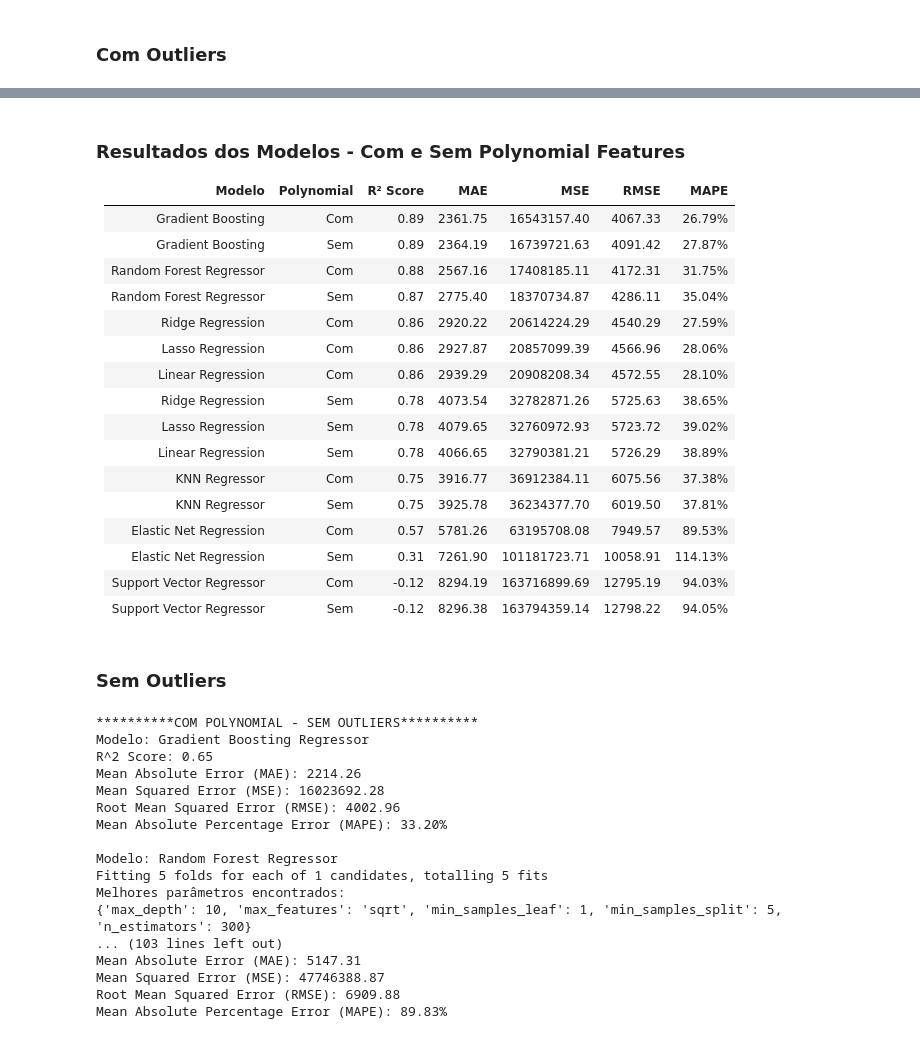
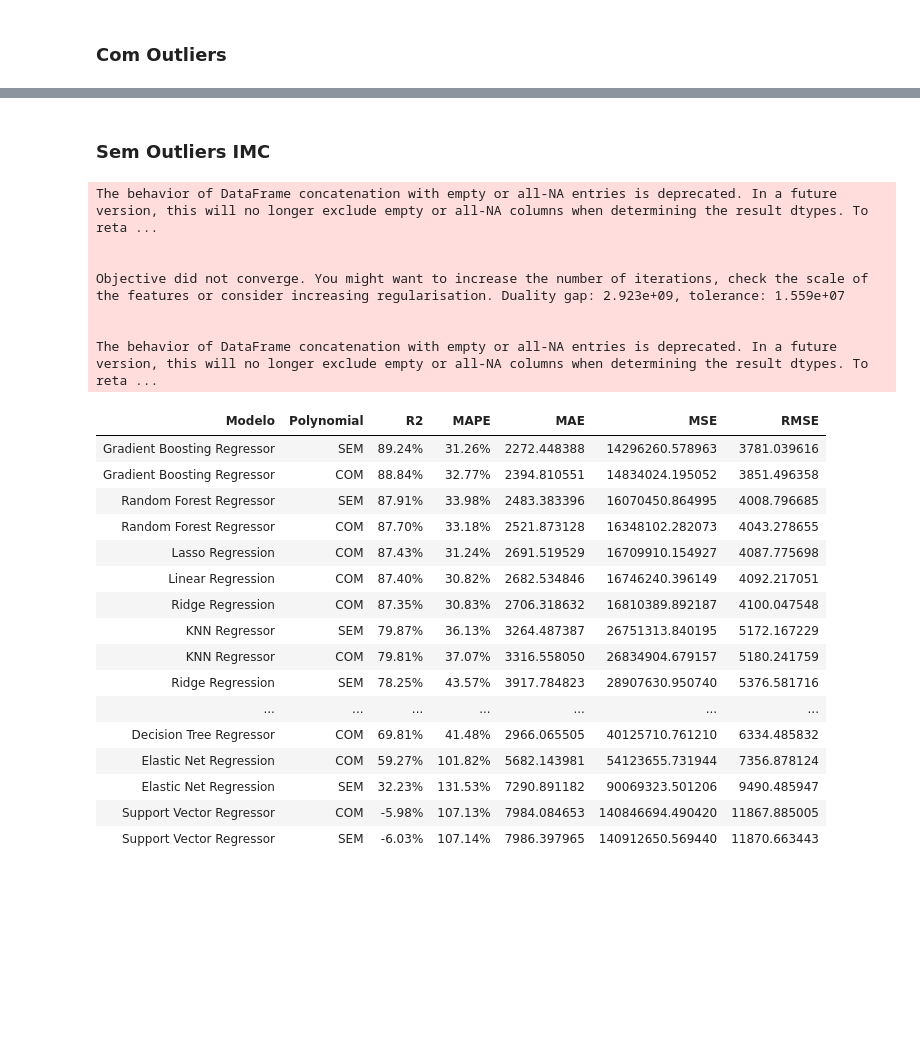
Before and after one commit to apandrade/FIAP, a Jupyter notebook: Tech Challenge/Módulo 1/Previsão Seguro Saúde - Completo.ipynb, the cells around one changed output, grey strips where cells are left out. Cells and saved outputs as stored; diff of their text form; code cells hidden in the pictures; blank space fills up the shorter version.

```diff
--- a/Tech Challenge/Módulo 1/Previsão Seguro Saúde - Completo.ipynb
+++ b/Tech Challenge/Módulo 1/Previsão Seguro Saúde - Completo.ipynb
@@ -601,55 +709,44 @@ Mean Absolute Percentage Error (MAPE): 94.05%
-# %% [markdown]
-### Resultados dos Modelos - Com e Sem Polynomial Features
-| Modelo                    | Polynomial | R² Score | MAE    | MSE         | RMSE   | MAPE    |
-|---------------------------|------------|----------|--------|-------------|--------|---------|
-| Gradient Boosting         | Com        | 0.89     | 2361.75| 16543157.40 | 4067.33| 26.79%  |
-| Gradient Boosting         | Sem        | 0.89     | 2364.19| 16739721.63 | 4091.42| 27.87%  |
-| Random Forest Regressor   | Com        | 0.88     | 2567.16| 17408185.11 | 4172.31| 31.75%  |
-| Random Forest Regressor   | Sem        | 0.87     | 2775.40| 18370734.87 | 4286.11| 35.04%  |
-| Ridge Regression          | Com        | 0.86     | 2920.22| 20614224.29 | 4540.29| 27.59%  |
-| Lasso Regression          | Com        | 0.86     | 2927.87| 20857099.39 | 4566.96| 28.06%  |
-| Linear Regression         | Com        | 0.86     | 2939.29| 20908208.34 | 4572.55| 28.10%  |
-| Ridge Regression          | Sem        | 0.78     | 4073.54| 32782871.26 | 5725.63| 38.65%  |
-| Lasso Regression          | Sem        | 0.78     | 4079.65| 32760972.93 | 5723.72| 39.02%  |
-| Linear Regression         | Sem        | 0.78     | 4066.65| 32790381.21 | 5726.29| 38.89%  |
-| KNN Regressor             | Com        | 0.75     | 3916.77| 36912384.11 | 6075.56| 37.38%  |
-| KNN Regressor             | Sem        | 0.75     | 3925.78| 36234377.70 | 6019.50| 37.81%  |
-| Elastic Net Regression    | Com        | 0.57     | 5781.26| 63195708.08 | 7949.57| 89.53%  |
-| Elastic Net Regression    | Sem        | 0.31     | 7261.90| 101181723.71| 10058.91| 114.13% |
-| Support Vector Regressor  | Com        | -0.12    | 8294.19| 163716899.69| 12795.19| 94.03%  |
-| Support Vector Regressor  | Sem        | -0.12    | 8296.38| 163794359.14| 12798.22| 94.05%  |
 # %% [markdown]
-### Sem Outliers
+### Sem Outliers IMC
 # %%
-df_limpo = remove_outliers_zscore(df_transformado, 'encargos')
-df_limpo = remove_outliers_iqr(df_limpo, 'encargos')
+df_limpo = remove_outliers_zscore(df_transformado, 'imc')
+df_limpo = remove_outliers_iqr(df_limpo, 'imc')
 
 X_limpo = df_limpo.drop(columns=['encargos'])
 y_limpo = df_limpo['encargos']
 X_treino_limpo, X_teste_limpo, y_treino_limpo, y_teste_limpo = train_test_split(X_limpo, y_limpo, test_size=0.2, stratify=X_limpo['fumante'], random_state=17)
 x_treino_escalado_limpo, x_teste_escalado_limpo = escalar_dados(X_treino_limpo, X_teste_limpo)
 
-print("**********COM POLYNOMIAL - SEM OUTLIERS**********")
+#COM POLYNOMIAL - SEM OUTLIERS#
 x_treino_poly_limpo, x_teste_poly_limpo = aplicar_polynomial(x_treino_escalado_limpo, x_teste_escalado_limpo)
-treinar_e_testar_modelo(x_treino_poly_limpo, y_treino_limpo, x_teste_poly_limpo, y_teste_limpo)
+metricas_sem_outliers_poly = treinar_e_testar_modelo(x_treino_poly_limpo, y_treino_limpo, x_teste_poly_limpo, y_teste_limpo, 'COM')
 
-print("**********SEM POLYNOMIAL - SEM OUTLIERS**********")
-treinar_e_testar_modelo(x_treino_escalado_limpo, y_treino_limpo, x_teste_escalado_limpo, y_teste_limpo)
+#SEM POLYNOMIAL - SEM OUTLIERS#
+metricas_sem_outliers = treinar_e_testar_modelo(x_treino_escalado_limpo, y_treino_limpo, x_teste_escalado_limpo, y_teste_limpo, 'SEM')
+
+processar_metricas(metricas_sem_outliers, metricas_sem_outliers_poly)
 # %% [output]
-**********COM POLYNOMIAL - SEM OUTLIERS**********
-Modelo: Gradient Boosting Regressor
-R^2 Score: 0.65
-Mean Absolute Error (MAE): 2214.26
-Mean Squared Error (MSE): 16023692.28
-Root Mean Squared Error (RMSE): 4002.96
-Mean Absolute Percentage Error (MAPE): 33.20%
+The behavior of DataFrame concatenation with empty or all-NA entries is deprecated. In a future version, this will no longer exclude empty or all-NA columns when determining the result dtypes. To reta ...
 
-Modelo: Random Forest Regressor
-Fitting 5 folds for each of 1 candidates, totalling 5 fits
-Melhores parâmetros encontrados:
-{'max_depth': 10, 'max_features': 'sqrt', 'min_samples_leaf': 1, 'min_samples_split': 5, 'n_estimators': 300}
-... (103 lines left out)
-Mean Absolute Error (MAE): 5147.31
-Mean Squared Error (MSE): 47746388.87
-Root Mean Squared Error (RMSE): 6909.88
-Mean Absolute Percentage Error (MAPE): 89.83%
+
+Objective did not converge. You might want to increase the number of iterations, check the scale of the features or consider increasing regularisation. Duality gap: 2.923e+09, tolerance: 1.559e+07
+
+
+The behavior of DataFrame concatenation with empty or all-NA entries is deprecated. In a future version, this will no longer exclude empty or all-NA columns when determining the result dtypes. To reta ...
+| Modelo | Polynomial | R2 | MAPE | MAE | MSE | RMSE |
+| Gradient Boosting Regressor | SEM | 89.24% | 31.26% | 2272.448388 | 14296260.578963 | 3781.039616 |
+| Gradient Boosting Regressor | COM | 88.84% | 32.77% | 2394.810551 | 14834024.195052 | 3851.496358 |
+| Random Forest Regressor | SEM | 87.91% | 33.98% | 2483.383396 | 16070450.864995 | 4008.796685 |
+| Random Forest Regressor | COM | 87.70% | 33.18% | 2521.873128 | 16348102.282073 | 4043.278655 |
+| Lasso Regression | COM | 87.43% | 31.24% | 2691.519529 | 16709910.154927 | 4087.775698 |
+| Linear Regression | COM | 87.40% | 30.82% | 2682.534846 | 16746240.396149 | 4092.217051 |
+| Ridge Regression | COM | 87.35% | 30.83% | 2706.318632 | 16810389.892187 | 4100.047548 |
+| KNN Regressor | SEM | 79.87% | 36.13% | 3264.487387 | 26751313.840195 | 5172.167229 |
+| KNN Regressor | COM | 79.81% | 37.07% | 3316.558050 | 26834904.679157 | 5180.241759 |
+| Ridge Regression | SEM | 78.25% | 43.57% | 3917.784823 | 28907630.950740 | 5376.581716 |
+| ... | ... | ... | ... | ... | ... | ... |
+| Decision Tree Regressor | COM | 69.81% | 41.48% | 2966.065505 | 40125710.761210 | 6334.485832 |
+| Elastic Net Regression | COM | 59.27% | 101.82% | 5682.143981 | 54123655.731944 | 7356.878124 |
+| Elastic Net Regression | SEM | 32.23% | 131.53% | 7290.891182 | 90069323.501206 | 9490.485947 |
+| Support Vector Regressor | COM | -5.98% | 107.13% | 7984.084653 | 140846694.490420 | 11867.885005 |
+| Support Vector Regressor | SEM | -6.03% | 107.14% | 7986.397965 | 140912650.569440 | 11870.663443 |
```
Also changed, not shown: parts of 24 cells of this notebook.
